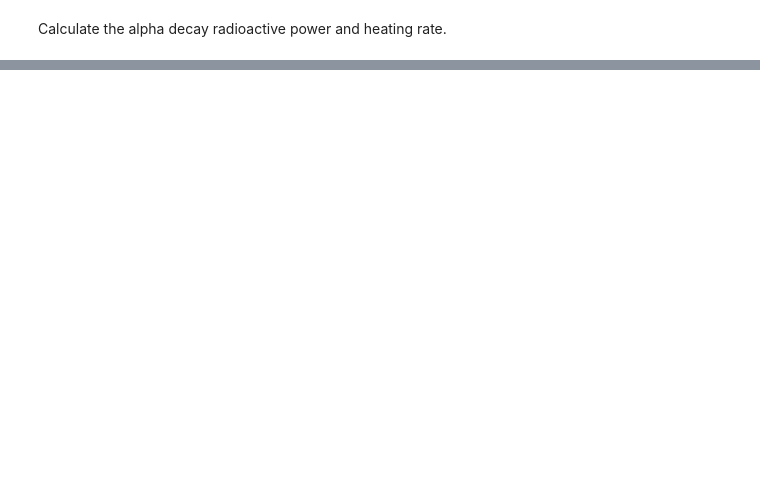
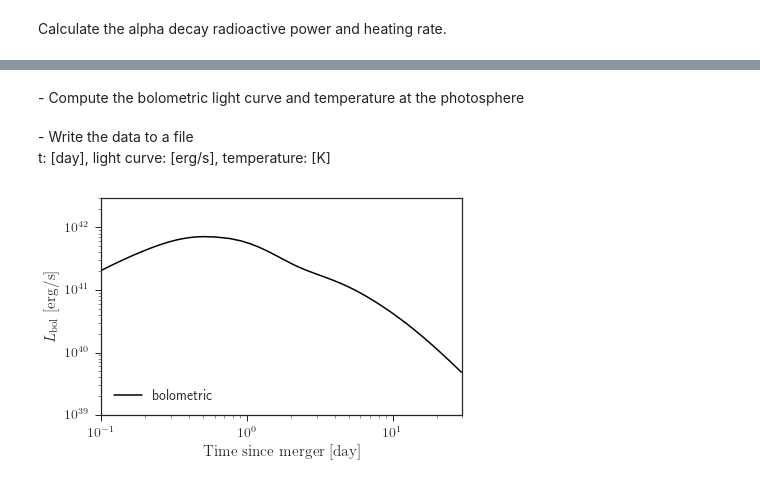
Before and after one commit to hotokezaka/HeatingRate, a Jupyter notebook: HeatingRate_alpha/decay_chain_thermal_alpha.ipynb, the cells around one changed output, grey strips where cells are left out. Drawn from its saved outputs; the diff is of its cells as text; code cells hidden in the pictures; blank space fills up the shorter version.

```diff
--- a/HeatingRate_alpha/decay_chain_thermal_alpha.ipynb
+++ b/HeatingRate_alpha/decay_chain_thermal_alpha.ipynb
@@ -107,0 +120,19 @@ plt.show()
+# %%
+#input parameters for the calculation of a light curve
+kappa_low = 0.5  #opacity [cm^2/g] for v > v_kappa
+kappa_high = 3.0 #opacity [cm^2/g] for v < v_kappa
+be_kappa = 0.14
+
+heat_time = np.array(beta['t'])
+heat_rate = np.array(beta['electron_th'])+np.array(beta['gamma_th'])+np.array(alpha['alpha_th'])+np.array(alpha['electron_th'])+np.array(alpha['gamma_th'])
+# %% [markdown]
+<font size="4.5">
+- Compute the bolometric light curve and temperature at the photosphere<br>
+</font>
+# %%
+LC = lc.calc_lightcurve(Mej,vej,alpha_max,alpha_min,n,kappa_low,kappa_high,be_kappa,heat_time, heat_rate)
+# %% [markdown]
+<font size="4.5">
+- Write the data to a file<br>
+</font>
+t: [day], light curve: [erg/s], temperature: [K]
@@ -107,0 +143,18 @@ plt.show()
+# %%
+from matplotlib import rc
+rc('text', usetex=True)
+sns.set(style='ticks',font_scale=1.4)
+fig, ax = plt.subplots(figsize=(6.472135955, 4))
+plt.xlim(0.1,30.)
+plt.ylim(1.0e39,3.0e42)
+plt.ylabel(r"$L_{\rm bol}~[{\rm erg/s}]$")
+plt.xlabel(r"${\rm Time~since~merger~[day]}$")
+plt.loglog(LC['t'],LC['LC'],label='bolometric',linestyle='-',linewidth=1.5,color='k')
+
+#plt.text(30,1.0e11,'$88\leq A\leq 209$',fontsize=13.5)
+
+plt.legend(loc='lower left',fontsize=14)
+#plt.savefig("output_files/LC_A85.pdf",dpi=600,bbox_inches='tight')
+plt.show()
+# %% [output]
+[figure, added]
```
Also changed, not shown: parts of 11 cells of this notebook, 17 other files.
